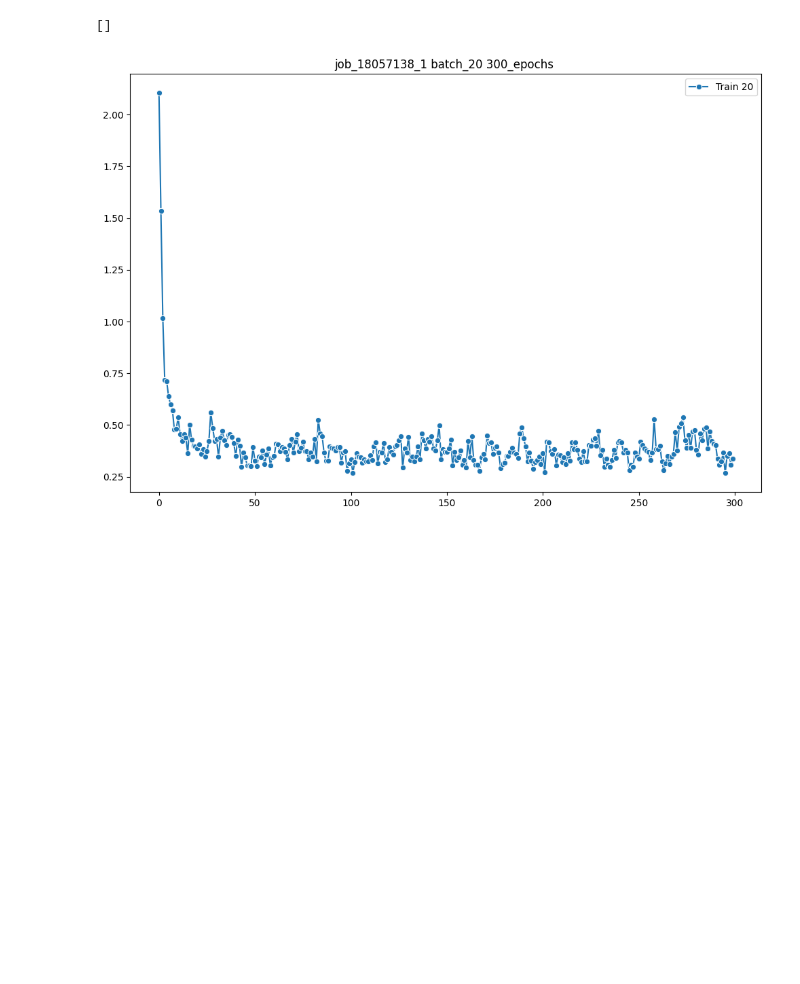
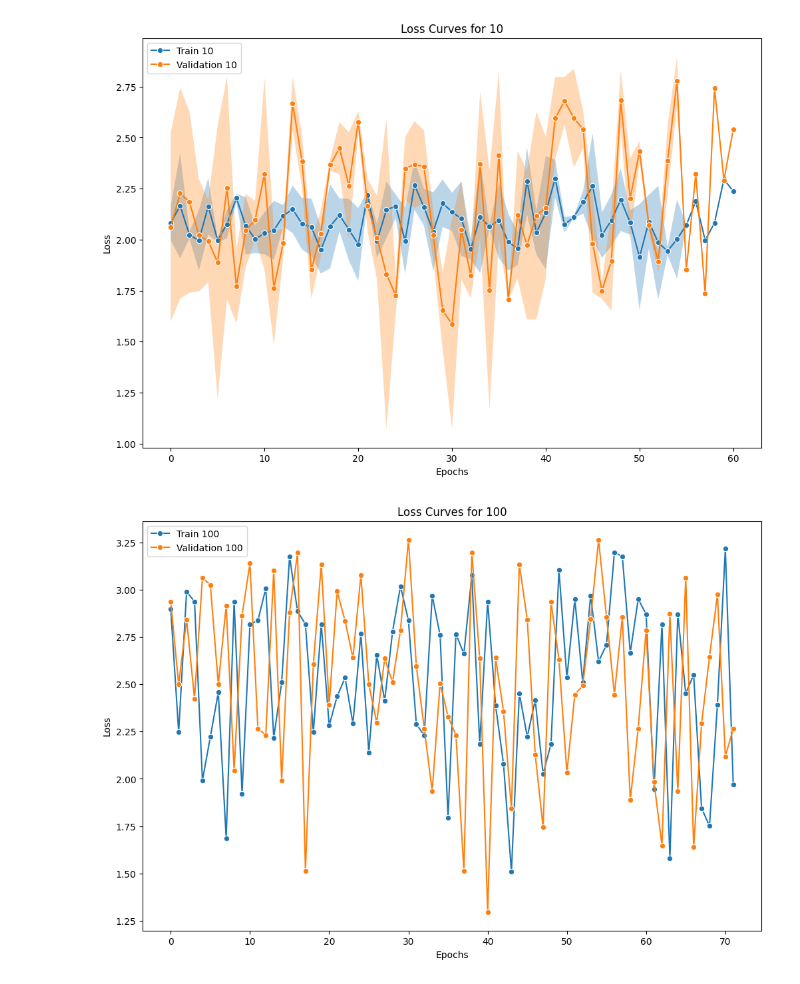
Before and after one commit to filorazi/Dim_red_SWAP, a Jupyter notebook: visualize_result.ipynb, the cells around one changed output. Saved outputs shown, nothing was run; the diff lists cells and outputs as text; code cells hidden in the pictures; blank space fills up the shorter version.

```diff
--- a/visualize_result.ipynb
+++ b/visualize_result.ipynb
@@ -11,57 +11,71 @@ main_folder = 'runs'
 plot_data = {}
 
 # Traverse subfolders
-subfolders = [ '20']
-for subfolder in subfolders:
+for subfolder in os.listdir(main_folder):
     subfolder_path = os.path.join(main_folder, subfolder)
     train_data_all = []
     val_data_all = []
-    for x in range (3):  # Iterate over X = 0, 1, 2
-        train_file = os.path.join(subfolder_path, f'loss_train{x}.npy')
-        val_file = os.path.join(subfolder_path, f'loss_val{x}.npy')
 
-        # Load .npy files
-        train_data = np.load(train_file)
-        val_data = np.load(val_file)
+    for file in os.listdir(subfolder_path):
+        if 'loss_train' in file:
+            x = file[10]
+            train_file = os.path.join(subfolder_path, f'loss_train{x}.npy')
+            val_file = os.path.join(subfolder_path, f'loss_val{x}.npy')
 
-        # Collect data
-        if train_data.shape[0]==300:
+            # Load .npy files
+            train_data = np.load(train_file)
+            val_data = np.load(val_file)
+
+            # Collect data
             train_data_all.append(train_data)
             val_data_all.append(val_data)
 
-    # Stack and calculate element-wise statistics
-    train_data_all = np.vstack(train_data_all)  # Shape: (num_files, vector_length)
+    # Adjust for different lengths by padding with NaN
+    max_length = max(len(data) for data in train_data_all + val_data_all)
+
+    train_data_all = [np.pad(data, (0, max_length - len(data)), constant_values=np.nan) for data in train_data_all]
+    val_data_all = [np.pad(data, (0, max_length - len(data)), constant_values=np.nan) for data in val_data_all]
+
+    # Stack and calculate element-wise statistics while ignoring NaNs
+    train_data_all = np.vstack(train_data_all)  # Shape: (num_files, max_length)
     val_data_all = np.vstack(val_data_all)
 
-    train_means = np.mean(train_data_all, axis=0)  # Element-wise mean
-    train_stds = np.std(train_data_all, axis=0)   # Element-wise std
-    val_means = np.mean(val_data_all, axis=0)    # Element-wise mean
-    val_stds = np.std(val_data_all, axis=0)      # Element-wise std
+    train_means = np.nanmean(train_data_all, axis=0)  # Element-wise mean ignoring NaNs
+    train_stds = np.nanstd(train_data_all, axis=0)   # Element-wise std ignoring NaNs
+    val_means = np.nanmean(val_data_all, axis=0)    # Element-wise mean ignoring NaNs
+    val_stds = np.nanstd(val_data_all, axis=0)      # Element-wise std ignoring NaNs
 
     # Store data for plotting
     plot_data[subfolder] = {
         'train_means': train_means,
         'train_stds': train_stds,
         'val_means': val_means,
         'val_stds': val_stds
     }
-x_ticks = range(len(train_means))  # X values corresponding to vector indices
 
+# Plotting
+for subfolder, data in plot_data.items():
+    x_ticks = range(len(data['train_means']))  # X values corresponding to vector indices
 
-for s in subfolders:
     fig, ax = plt.subplots(figsize=(12, 8))
-
-    data = plot_data[subfolder]
     sns.lineplot(x=x_ticks, y=data['train_means'], label=f'Train {subfolder}', marker="o")
 
     ax.fill_between(x_ticks,
                     np.array(data['train_means']) - np.array(data['train_stds']),
                     np.array(data['train_means']) + np.array(data['train_stds']),
                     alpha=0.3)
 
+    sns.lineplot(x=x_ticks, y=data['val_means'], label=f'Validation {subfolder}', marker="o")
+    ax.fill_between(x_ticks,
+                    np.array(data['val_means']) - np.array(data['val_stds']),
+                    np.array(data['val_means']) + np.array(data['val_stds']),
+                    alpha=0.3)
 
-plt.title('job_18057138_1 batch_20 300_epochs ')
-plt.plot()
+    plt.title(f'Loss Curves for {subfolder}')
+    plt.legend()
+    plt.xlabel('Epochs')
+    plt.ylabel('Loss')
+    plt.show()
 # %% [output]
-[]
-[figure, old version]
+[figure, new version]
+[figure, added]
```
Also changed, not shown: parts of 2 cells of this notebook, 12 other files.
